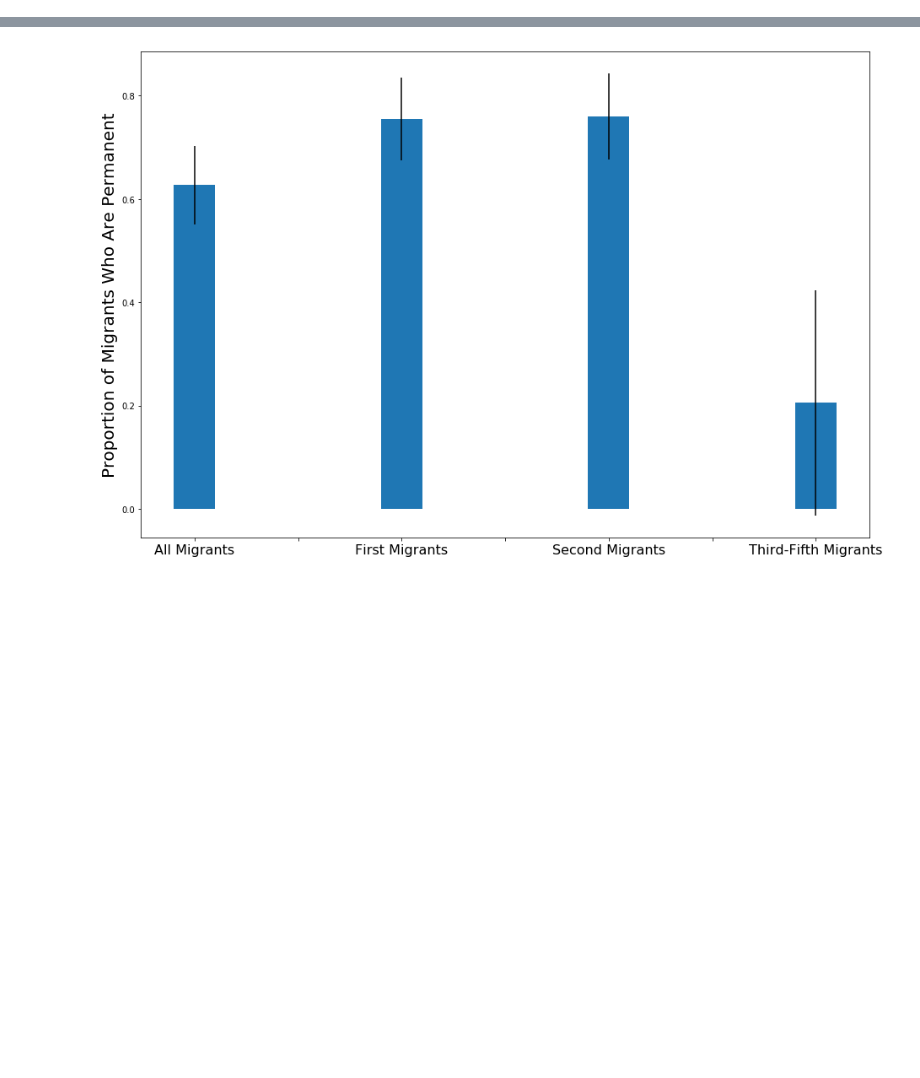
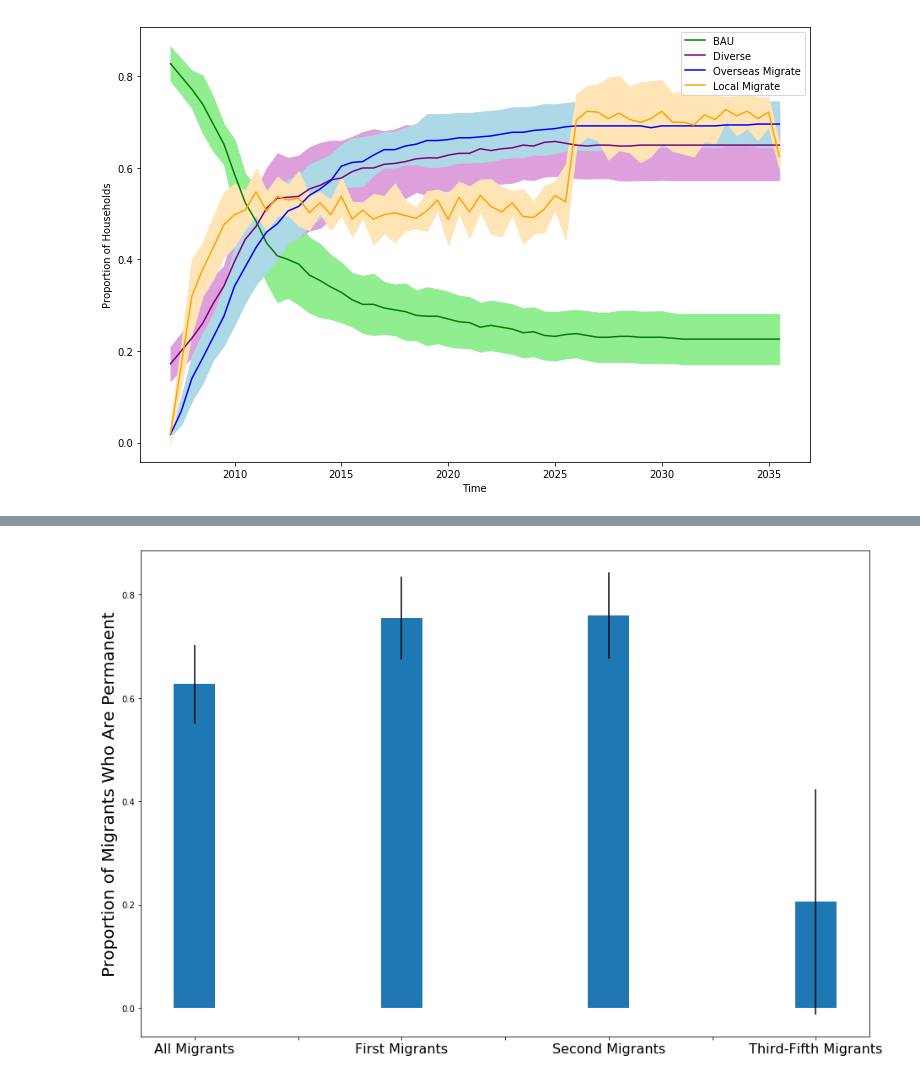
Before and after one commit to nchoquettelevy/CompoundEventsMigrationABM, a Jupyter notebook: Nepal_Migration_Channels_ABM.ipynb, the cells around one changed output, grey strips where cells are left out. Drawn from its saved outputs; the diff is of its cells as text; code cells hidden in the pictures; blank space fills up the shorter version.

```diff
--- a/Nepal_Migration_Channels_ABM.ipynb
+++ b/Nepal_Migration_Channels_ABM.ipynb
@@ -2006 +2142,77 @@ simulation: 1
+# %%
+##### Distributed Decision-Making - Household Strategies
+
+#Load previously-saved data if applicable
+#simulations = 100
+#total_pop = 100 * 5
+#sim_migrant_proportion = np.load('Layer3_v5_migrants.npy')
+#sim_gini = np.load('Layer3_v5_gini.npy')
+#sim_household_size = np.load('Layer3_v5_Householdsize.npy')
+#sim_household_income = np.load('Layer3_v5_income.npy')
+#sim_education_status = np.load('Layer2_v3_educationstatus.npy')
+
+x = 2007 + np.arange(time)/2
+
+avg_bau_proportion = np.zeros(time)
+std_bau_proportion = np.zeros(time)
+avg_diverse_proportion = np.zeros(time)
+std_diverse_proportion = np.zeros(time)
+avg_overseas_migrate_proportion = np.zeros(time)
+std_overseas_migrate_proportion = np.zeros(time)
+avg_local_migrate_proportion = np.zeros(time)
+std_local_migrate_proportion = np.zeros(time)
+
+sim_combined_migrate_proportion = np.zeros((simulations,time))
+avg_combined_migrate_proportion = np.zeros(time)
+std_combined_migrate_proportion = np.zeros(time)
+
+
+for t in range(time):
+    avg_bau_proportion[t] = np.average(sim_bau_proportion[-1,-1,:,t])
+    std_bau_proportion[t] = np.std(sim_bau_proportion[-1,-1,:,t])
+
+    avg_diverse_proportion[t] = np.average(sim_diverse_proportion[-1,-1,:,t])
+    std_diverse_proportion[t] = np.std(sim_diverse_proportion[-1,-1,:,t])
+
+    avg_overseas_migrate_proportion[t] = np.average(sim_overseas_migrate_proportion[-1,-1,:,t])
+    std_overseas_migrate_proportion[t] = np.std(sim_overseas_migrate_proportion[-1,-1,:,t])
+
+    avg_local_migrate_proportion[t] = np.average(sim_local_migrate_proportion[-1,-1,:,t])
+    std_local_migrate_proportion[t] = np.std(sim_local_migrate_proportion[-1,-1,:,t])
+
+    for a in range(simulations):
+        sim_combined_migrate_proportion[a,t] = np.count_nonzero(sim_household_size[a,t,:] != starting_size)
+
+    avg_combined_migrate_proportion[t] = np.average(sim_combined_migrate_proportion[:,t] / households)
+    std_combined_migrate_proportion[t] = np.std(sim_combined_migrate_proportion[:,t] / households)
+
+
+
+f, ax1 = plt.subplots(figsize=(12,8))
+ax1.set_xlabel('Time')
+ax1.set_ylabel('Proportion of Households')
+ax1.plot(x, avg_bau_proportion, label='BAU', color='Green')
+ax1.fill_between(x, avg_bau_proportion - std_bau_proportion, avg_bau_proportion + std_bau_proportion, color='lightgreen')
+ax1.plot(x, avg_diverse_proportion, label='Diverse', color='purple')
+ax1.fill_between(x, avg_diverse_proportion - std_diverse_proportion, avg_diverse_proportion + std_diverse_proportion, color='plum')
+ax1.plot(x, avg_overseas_migrate_proportion, label='Overseas Migrate', color='blue')
+ax1.fill_between(x, avg_overseas_migrate_proportion - std_overseas_migrate_proportion, avg_overseas_migrate_proportion + std_overseas_migrate_proportion, color='lightblue')
+ax1.plot(x, avg_local_migrate_proportion, label='Local Migrate', color='orange')
+ax1.fill_between(x, avg_local_migrate_proportion - std_local_migrate_proportion, avg_local_migrate_proportion + std_local_migrate_proportion, color='moccasin')
+#ax1.plot(x, avg_combined_migrate_proportion, label='Combined Migrate', color='grey')
+#ax1.fill_between(x,avg_combined_migrate_proportion - std_combined_migrate_proportion, avg_combined_migrate_proportion + std_combined_migrate_proportion, color = 'lightsteelblue')
+plt.legend()
+
+plt.show()
+
+
+#plt.savefig('Layer4_RemBank_strategies.eps', bbox_inches='tight')
+
+#print('Layer4 RemBank BAU Households:', avg_bau_proportion[-1], file=open('ModelLayers.txt', 'a'))
+#print('Layer4 RemBank Diverse Households:', avg_diverse_proportion[-1], file=open('ModelLayers.txt', 'a'))
+#print('Layer4 RemBank Overseas Migrate Households:', avg_overseas_migrate_proportion[-1], file=open('ModelLayers.txt', 'a'))
+#print('Layer4 RemBank Local Migrate Households:', avg_local_migrate_proportion[-1], file=open('ModelLayers.txt', 'a'))
+#print('Layer4 RemBank Combined Migrate Households:', avg_combined_migrate_proportion[-1], file=open('ModelLayers.txt', 'a'))
+# %% [output]
+[figure, added]
 # %%
```
Also changed, not shown: parts of 24 cells of this notebook.
